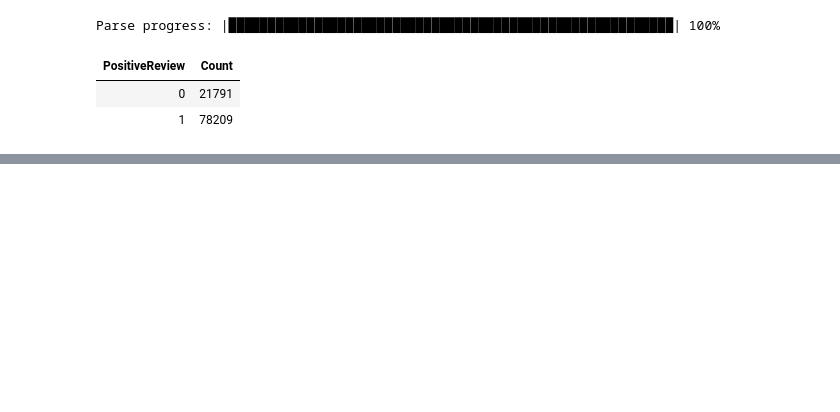
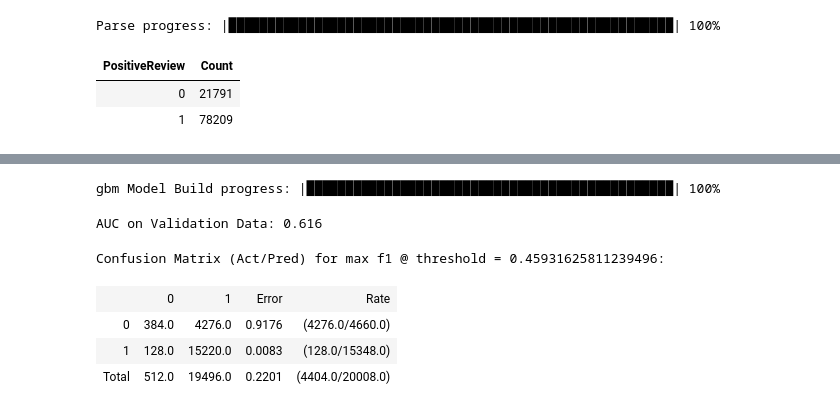
Before and after one commit to binliu0630/Deep_Learning, a Jupyter notebook: H2o_Amazon.ipynb, the cells around one changed output, grey strips where cells are left out. Drawn from its saved outputs; the diff is of its cells as text; code cells hidden in the pictures; blank space fills up the shorter version.

```diff
--- a/H2o_Amazon.ipynb
+++ b/H2o_Amazon.ipynb
@@ -114,0 +139,16 @@ reviews.head()
+# %%
+gbm_baseline.train(x = predictors, y=response, training_frame=train, validation_frame=valid)
+# %% [output]
+gbm Model Build progress: |███████████████████████████████████████████████| 100%
+# %%
+print(f'AUC on Validation Data: {round(gbm_baseline.auc(valid=True),3)}')
+# %% [output]
+AUC on Validation Data: 0.616
+# %%
+gbm_baseline.confusion_matrix(valid=True)
+# %% [output]
+Confusion Matrix (Act/Pred) for max f1 @ threshold = 0.45931625811239496:
+|  | 0 | 1 | Error | Rate |
+| 0 | 384.0 | 4276.0 | 0.9176 | (4276.0/4660.0) |
+| 1 | 128.0 | 15220.0 | 0.0083 | (128.0/15348.0) |
+| Total | 512.0 | 19496.0 | 0.2201 | (4404.0/20008.0) |
```
Also changed, not shown: parts of 16 cells of this notebook.
